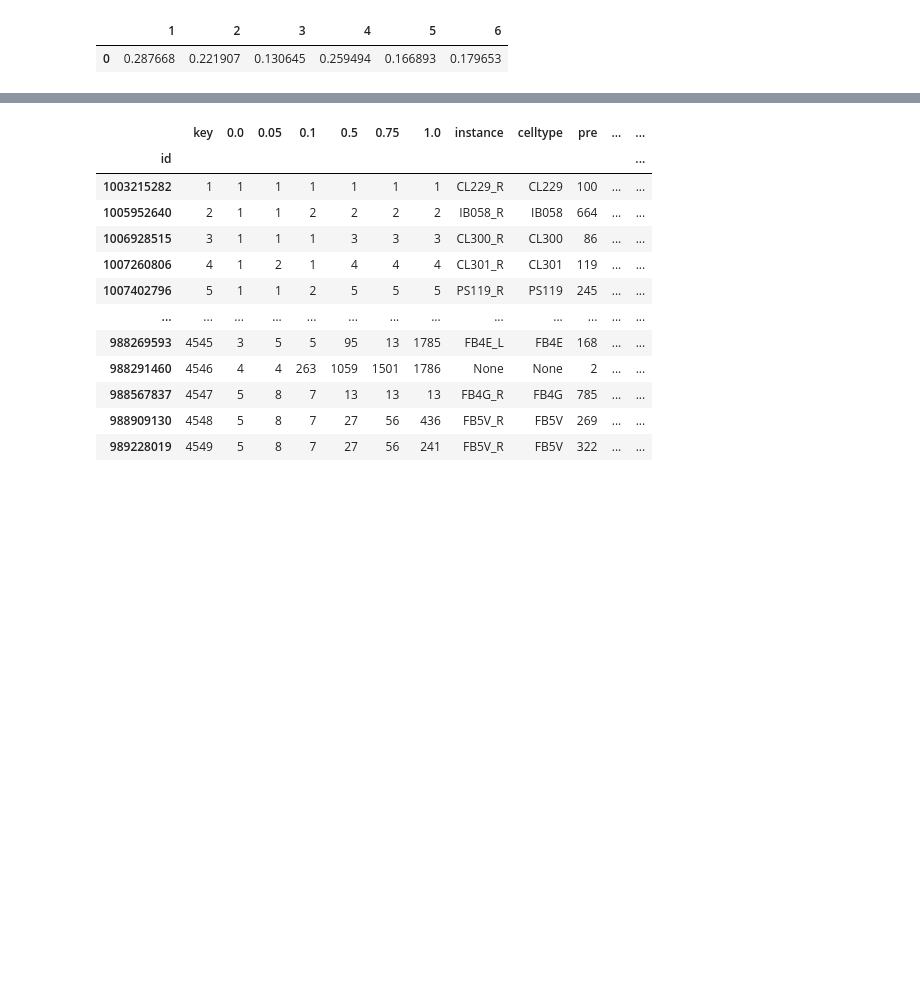
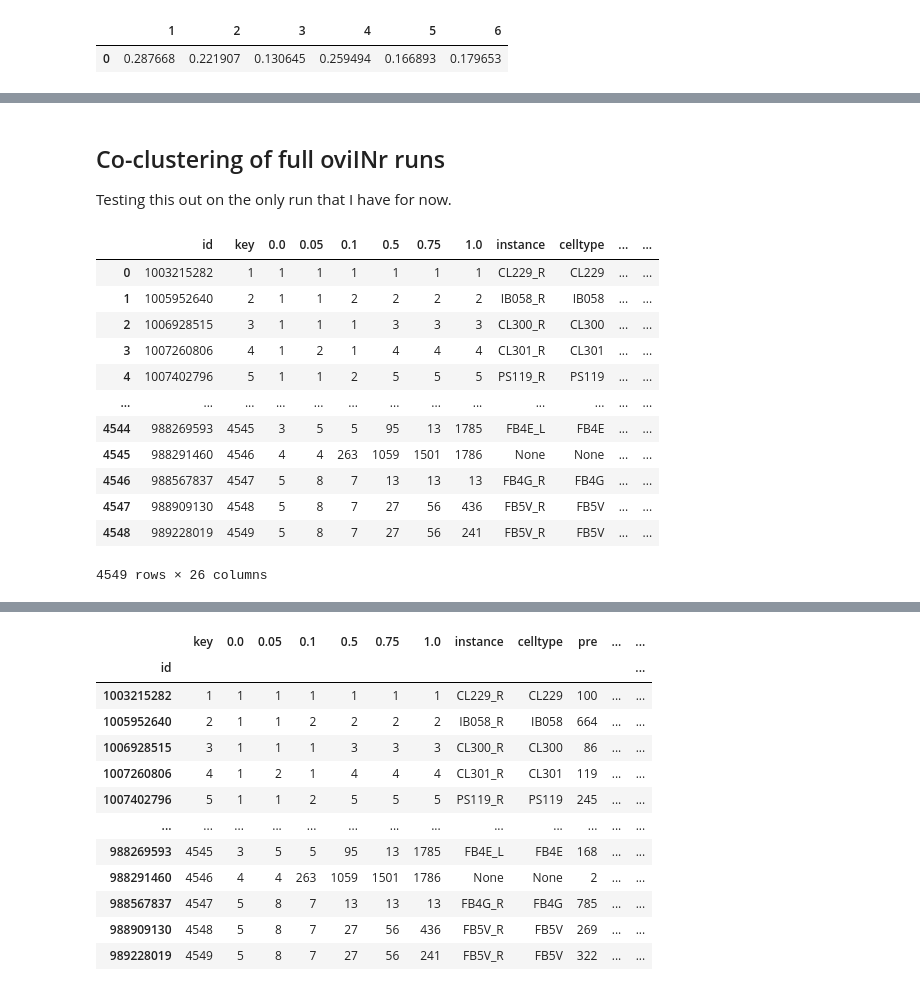
Before and after one commit to Gutierrez-lab/oviIN-analyses-gabrielle, a Jupyter notebook: jaccard_sandbox.ipynb, the cells around one changed output, grey strips where cells are left out. Cells and saved outputs as stored; diff of their text form; code cells hidden in the pictures; blank space fills up the shorter version.

Commit message:
new co-clustering and similarity notes

```diff
--- a/jaccard_sandbox.ipynb
+++ b/jaccard_sandbox.ipynb
@@ -269,0 +275,24 @@ real_test
+# %% [markdown]
+## Co-clustering of full oviINr runs
+Testing this out on the only run that I have for now.
+# %%
+# file path for oviIN modularity data for full ovi connectome
+os.chdir('/Users/ggutierr/My Drive (ggutierr@barnard.edu)/GitHub/oviIN-analyses-gabrielle/ovi_preprocessed/preprocessed-v1.2.1')
+
+ovi_HB_node_df = pd.read_csv('preprocessed_nodes.csv')
+# %%
+ovi_HB_node_df
+# %% [output]
+|  | id | key | 0.0 | 0.05 | 0.1 | 0.5 | 0.75 | 1.0 | instance | celltype | ... | ... |
+| 0 | 1003215282 | 1 | 1 | 1 | 1 | 1 | 1 | 1 | CL229_R | CL229 | ... | ... |
+| 1 | 1005952640 | 2 | 1 | 1 | 2 | 2 | 2 | 2 | IB058_R | IB058 | ... | ... |
+| 2 | 1006928515 | 3 | 1 | 1 | 1 | 3 | 3 | 3 | CL300_R | CL300 | ... | ... |
+| 3 | 1007260806 | 4 | 1 | 2 | 1 | 4 | 4 | 4 | CL301_R | CL301 | ... | ... |
+| 4 | 1007402796 | 5 | 1 | 1 | 2 | 5 | 5 | 5 | PS119_R | PS119 | ... | ... |
+| ... | ... | ... | ... | ... | ... | ... | ... | ... | ... | ... | ... | ... |
+| 4544 | 988269593 | 4545 | 3 | 5 | 5 | 95 | 13 | 1785 | FB4E_L | FB4E | ... | ... |
+| 4545 | 988291460 | 4546 | 4 | 4 | 263 | 1059 | 1501 | 1786 | None | None | ... | ... |
+| 4546 | 988567837 | 4547 | 5 | 8 | 7 | 13 | 13 | 13 | FB4G_R | FB4G | ... | ... |
+| 4547 | 988909130 | 4548 | 5 | 8 | 7 | 27 | 56 | 436 | FB5V_R | FB5V | ... | ... |
+| 4548 | 989228019 | 4549 | 5 | 8 | 7 | 27 | 56 | 241 | FB5V_R | FB5V | ... | ... |
+4549 rows × 26 columns
```
Also changed, not shown: parts of 10 cells of this notebook.
